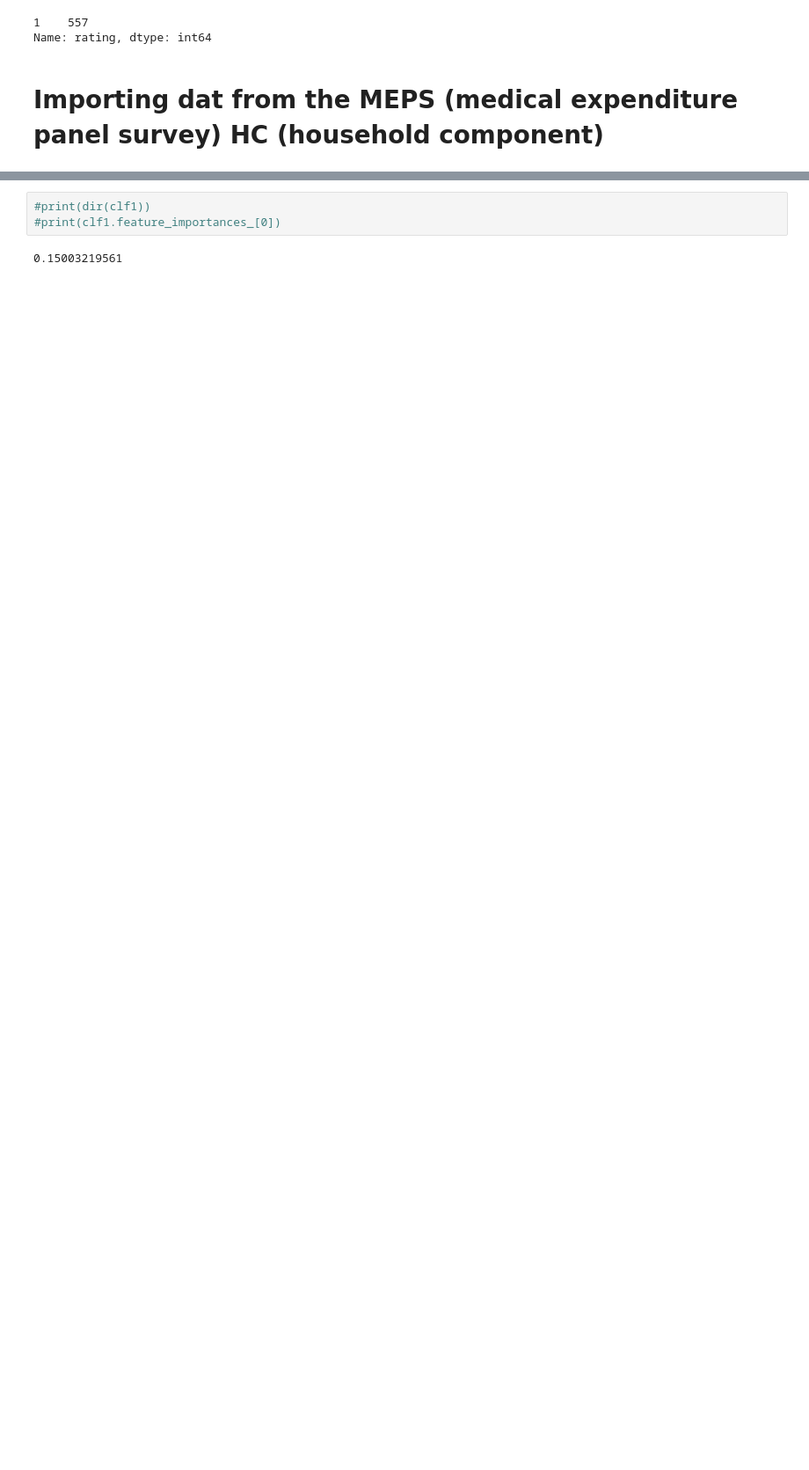
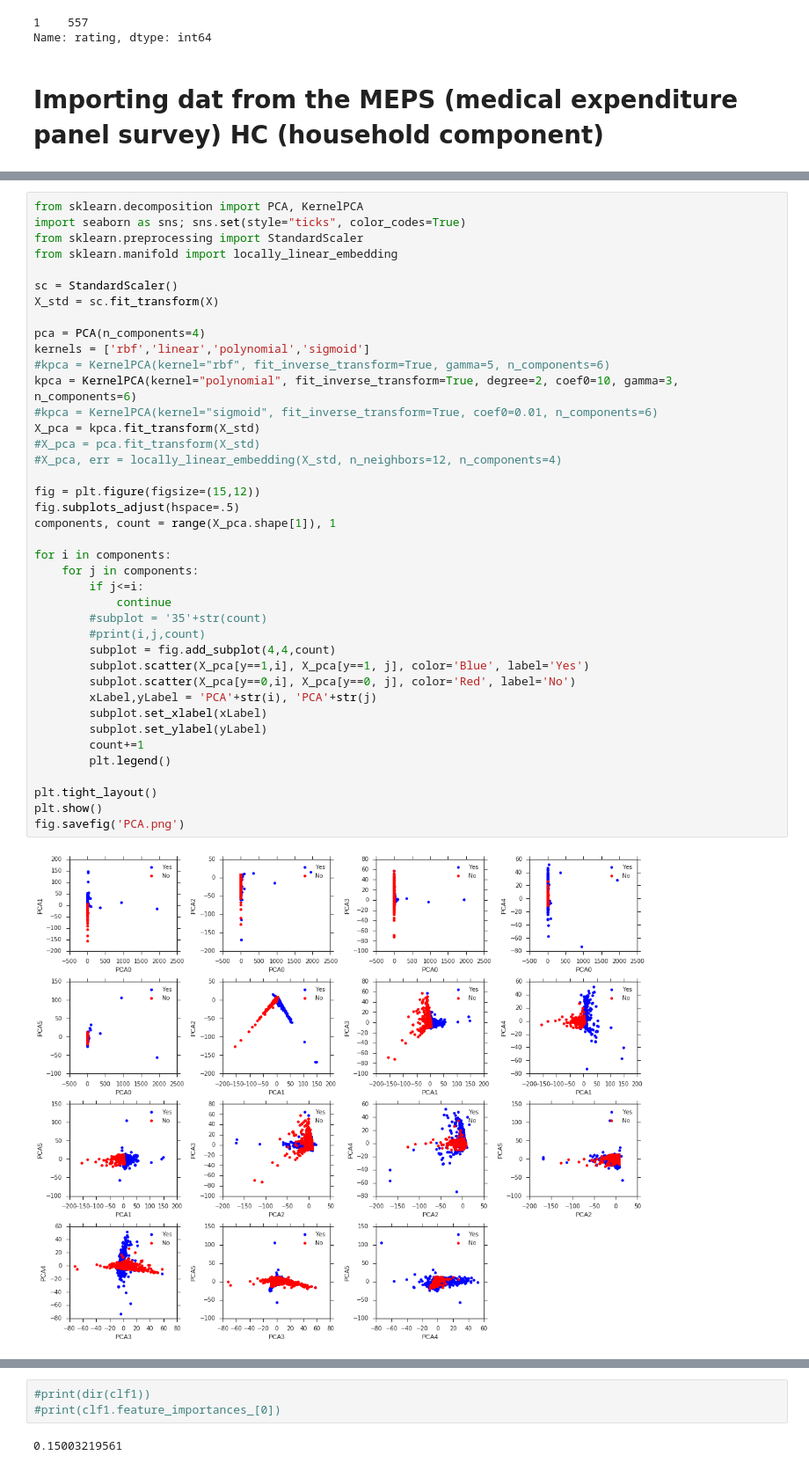
Before and after one commit to mhaytmyr/Insight, a Jupyter notebook: Week4.ipynb, the cells around one changed output, grey strips where cells are left out. Shown: that part at 88% size. Cells and saved outputs as stored; diff of their text form; blank space fills up the shorter version.

```diff
--- a/Week4.ipynb
+++ b/Week4.ipynb
@@ -457,0 +424,42 @@ ImportError: A sklearn version of at least 0.17.1 is required to use imbalanced-
+# %%
+from sklearn.decomposition import PCA, KernelPCA
+import seaborn as sns; sns.set(style="ticks", color_codes=True)
+from sklearn.preprocessing import StandardScaler
+from sklearn.manifold import locally_linear_embedding
+
+sc = StandardScaler()
+X_std = sc.fit_transform(X)
+
+pca = PCA(n_components=4)
+kernels = ['rbf','linear','polynomial','sigmoid']
+#kpca = KernelPCA(kernel="rbf", fit_inverse_transform=True, gamma=5, n_components=6)
+kpca = KernelPCA(kernel="polynomial", fit_inverse_transform=True, degree=2, coef0=10, gamma=3, n_components=6)
+#kpca = KernelPCA(kernel="sigmoid", fit_inverse_transform=True, coef0=0.01, n_components=6)
+X_pca = kpca.fit_transform(X_std)
+#X_pca = pca.fit_transform(X_std)
+#X_pca, err = locally_linear_embedding(X_std, n_neighbors=12, n_components=4)
+
+fig = plt.figure(figsize=(15,12))
+fig.subplots_adjust(hspace=.5)
+components, count = range(X_pca.shape[1]), 1
+
+for i in components:
+    for j in components:
+        if j<=i:
+            continue
+        #subplot = '35'+str(count)
+        #print(i,j,count)
+        subplot = fig.add_subplot(4,4,count)
+        subplot.scatter(X_pca[y==1,i], X_pca[y==1, j], color='Blue', label='Yes')
+        subplot.scatter(X_pca[y==0,i], X_pca[y==0, j], color='Red', label='No')
+        xLabel,yLabel = 'PCA'+str(i), 'PCA'+str(j)
+        subplot.set_xlabel(xLabel)
+        subplot.set_ylabel(yLabel)
+        count+=1
+        plt.legend()
+
+plt.tight_layout()
+plt.show()
+fig.savefig('PCA.png')
+# %% [output]
+[figure, added]
```
Also changed, not shown: parts of 13 cells of this notebook.
